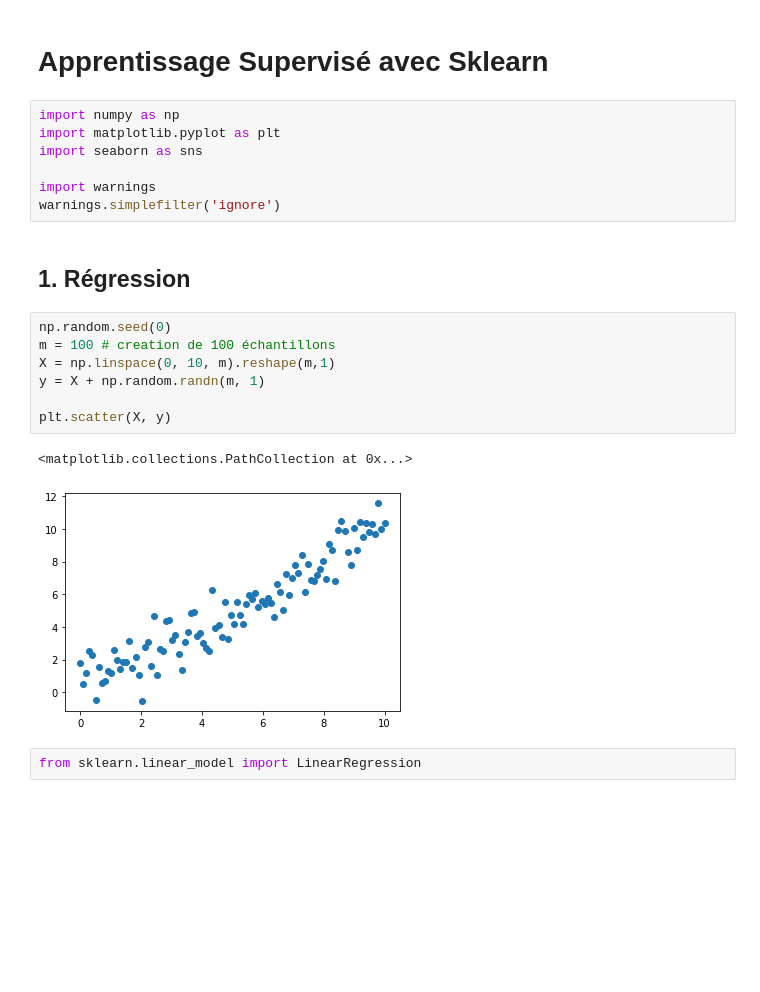
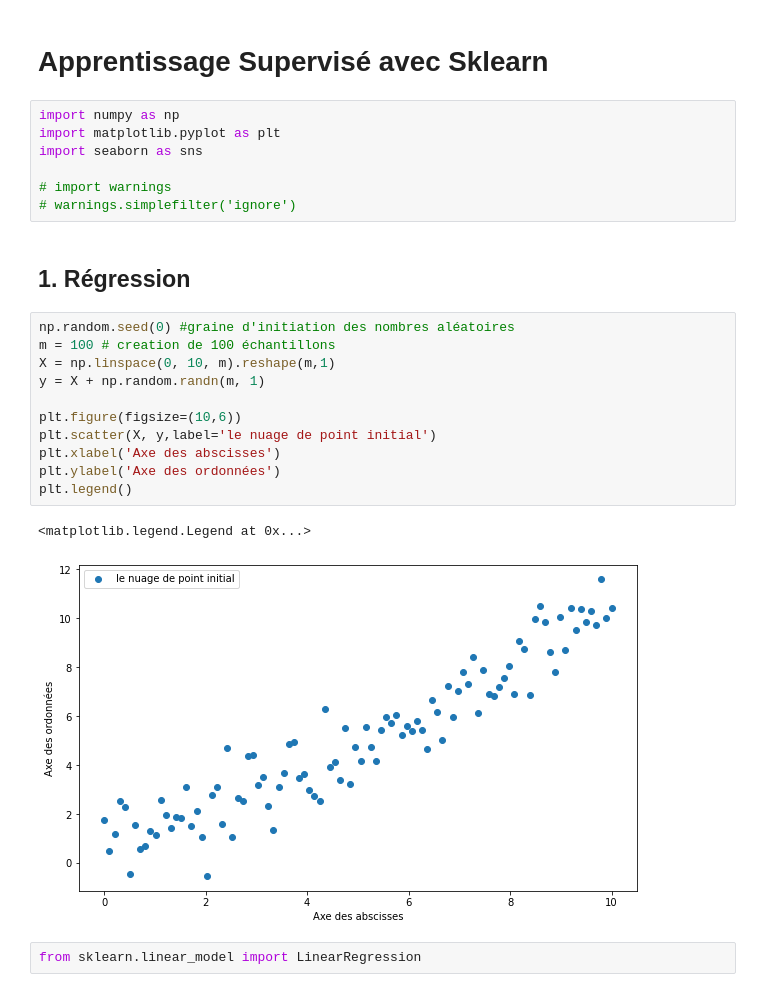
Before and after one commit to jmbernabotto/INSA2021, a Jupyter notebook: scikit_learn_1.ipynb, the cells around one changed output. Cells and saved outputs as stored; diff of their text form; blank space fills up the shorter version.

```diff
--- a/scikit_learn_1.ipynb
+++ b/scikit_learn_1.ipynb
@@ -5,19 +5,23 @@ import numpy as np
 import matplotlib.pyplot as plt
 import seaborn as sns
 
-import warnings
-warnings.simplefilter('ignore')
+# import warnings
+# warnings.simplefilter('ignore')
 # %% [markdown]
 ## 1. Régression
 # %%
-np.random.seed(0)
+np.random.seed(0) #graine d'initiation des nombres aléatoires
 m = 100 # creation de 100 échantillons
 X = np.linspace(0, 10, m).reshape(m,1)
 y = X + np.random.randn(m, 1)
 
-plt.scatter(X, y)
+plt.figure(figsize=(10,6))
+plt.scatter(X, y,label='le nuage de point initial')
+plt.xlabel('Axe des abscisses')
+plt.ylabel('Axe des ordonnées')
+plt.legend()
 # %% [output]
-<matplotlib.collections.PathCollection at 0x...>
+<matplotlib.legend.Legend at 0x...>
-[figure, old version]
+[figure, new version]
 # %%
 from sklearn.linear_model import LinearRegression
```
Also changed, not shown: parts of 27 cells of this notebook.
